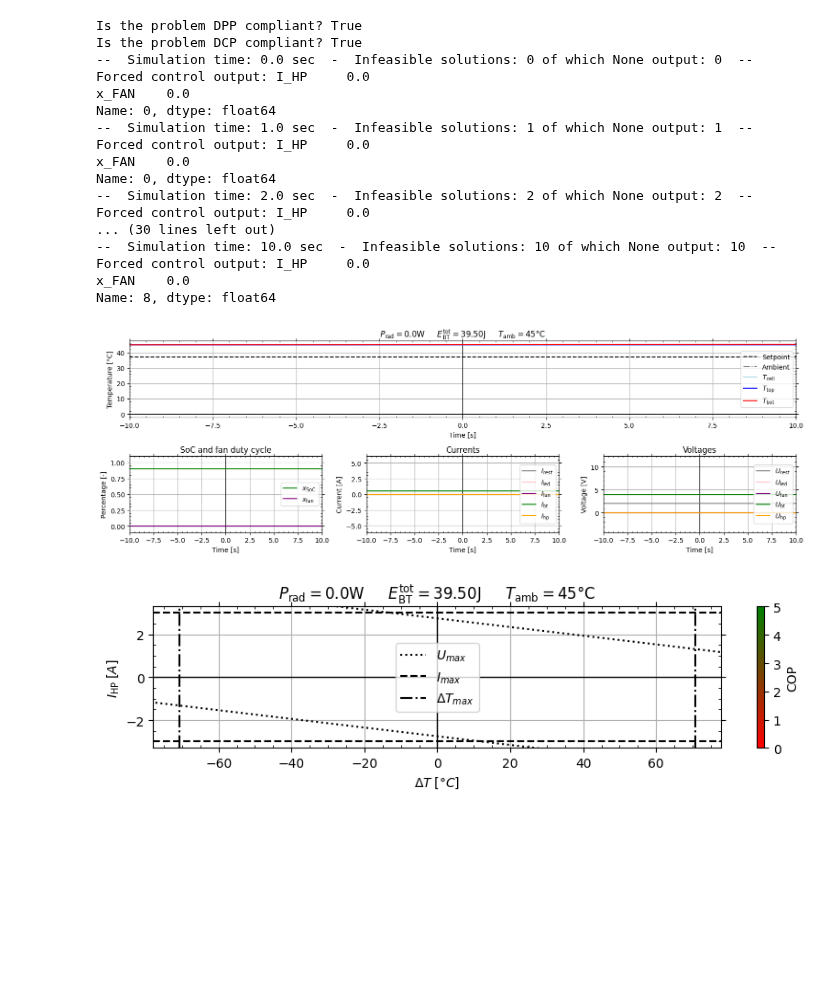
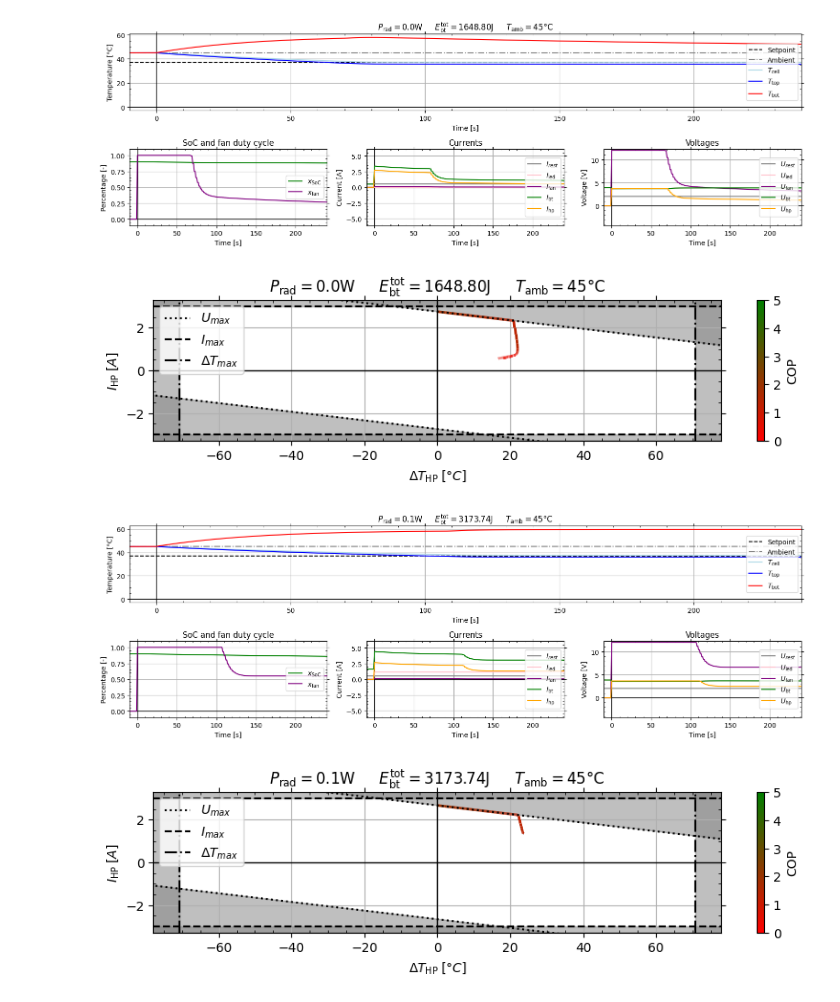
Before and after one commit to Jackmastro/Semester_Project, a Jupyter notebook: notebooks/main_simulation.ipynb, the cells around one changed output. Drawn from its saved outputs; the diff is of its cells as text; code cells hidden in the pictures; blank space fills up the shorter version.

```diff
--- a/notebooks/main_simulation.ipynb
+++ b/notebooks/main_simulation.ipynb
@@ -17,7 +17,7 @@ from system import Simulation
 ### Parameters
 # Simulation
 dt_sim = 1.0 # s
-time_span = 60.0 * 1/6 # s
+time_span = 60.0 * 4 # s
 
 assert time_span > 0, "Time span must be positive."
 assert time_span >= dt_sim, "Time span must be greater than or equal to the time step."
@@ -33,10 +33,10 @@ T_cell_ref = conv_temp(37.0, 'C', 'K') # K
 
 ### Loop
 ## First iterable variable
-num_traj_1 = 1
+num_traj_1 = 2
 P_rad_vec = np.empty((num_traj_1, 1))
 
-ratio_decrease = 5 # decrease power of the LED by ... times compared to the maximum
+ratio_decrease = 10 # decrease power of the LED by ... times compared to the maximum
 
 x_matrix_max = np.ones(dimensions) * (2**16 - 1) # max value for 16 bit resolution
 
@@ -91,7 +91,7 @@ for traj_2 in range(num_traj_2):
                       [0, q2, 0],
                       [0, 0, q3]])
         r1 = 10 / model.I_HP_max**2
-        r2 = 10000
+        r2 = 2
         R = np.array([[r1, 0 ],
                       [0,  r2]])
 
@@ -102,14 +102,23 @@ for traj_2 in range(num_traj_2):
         lqr_controller_disc    = LQRControllerDisc(T_top_ref=T_top_ref, T_cell_ref=T_cell_ref, A_d=Ad, B_d=Bd, Q=Q, R=R, dt=dt_d)
 
         # MPC
-        prediction_horizon = 10 # s
-        sampling_time = 1 # s
-        discretization_time = 2 # s
-        mpc_controller = MPCController(model=model, T_top_ref=T_top_ref, T_cell_ref=T_cell_ref,
-                                       A_d=Ad, B_d=Bd, h_d=hd, Q=Q, S=Q, R=R,
-                                       pred_time=prediction_horizon, sampling_time=sampling_time, discret_time=discretization_time,
-                                       print_output=True, verbose=False)
-        # print(mpc_controller.I_max, mpc_controller.I_min)
+        # q1 = 0
+        # q2 = 1 / 40
+        # q3 = 0
+        # Q = np.array([[q1, 0, 0],
+        #               [0, q2, 0],
+        #               [0, 0, q3]])
+        # r1 = 1 / 3
+        # r2 = 1
+        # R = np.array([[r1, 0 ],
+        #               [0,  r2]])
+        # prediction_horizon = 20 # s
+        # sampling_time = 2 # s
+        # discretization_time = 2 # s
+        # mpc_controller = MPCController(model=model, T_top_ref=T_top_ref, T_cell_ref=T_cell_ref,
+        #                                A_d=Ad, B_d=Bd, h_d=hd, Q=Q, S=Q, R=R,
+        #                                pred_time=prediction_horizon, sampling_time=sampling_time, discret_time=discretization_time,
+        #                                print_output=True, verbose=False)
 
         # Save matrices as csv
         # directory = 'C:\\Users\\giaco\\Git_Repositories\\Semester_Thesis_1\\notebooks\\state_space\\' TODO CHANGE TO GENERAL
@@ -119,57 +128,46 @@ for traj_2 in range(num_traj_2):
         # model.save_linearized_model(directory, type, Ts=dt_disc)
 
         # Simulation
-        sim = Simulation(model=model, controller=mpc_controller, dt_sim=dt_sim, time_span=time_span)
+        sim = Simulation(model=model, controller=lqr_controller_disc, dt_sim=dt_sim, time_span=time_span)
 
         # Run the simulation
         results = sim.run(with_initial_time=True, initial_time_span=10)
 
         results['id_sim']    = sim_num
         results['id_traj_1'] = traj_1
         results['id_traj_2'] = traj_2
         sim_results_list.append(results)
 
         # Titles for legend and figures
         title_T_amb = r"$T_\mathrm{amb} =$" + f"{round(conv_temp(T_amb, 'K', 'C'))}°C"
         title_P_rad = r"$P_\mathrm{rad} =$" + f"{P_rad:.1f}W"
 
         # P_LED = np.mean(results["U_BT"].to_numpy()) * I_LED * x_LED_tot # W
         # title_P_LED = r"$P_\mathrm{LED} =$" + f"{P_LED:.1f}W"
 
         E_BT_tot = np.trapezoid(results["U_BT"].to_numpy() * results["I_BT"].to_numpy(), results["time"].to_numpy()) # J
-        title_E_BT = r"$E_\mathrm{BT}^\mathrm{tot} =$" + f"{E_BT_tot:.2f}J"
+        title_E_BT = r"$E_\mathrm{bt}^\mathrm{tot} =$" + f"{E_BT_tot:.2f}J"
 
         fig_title = title_P_rad + "     " + title_E_BT + "     " + title_T_amb
         leg_title = title_P_rad + "," + title_T_amb
 
         leg_titles.append(leg_title)
 
+        # Save plot
+        filename = f"T_amb_{round(conv_temp(T_amb, 'K', 'C'))}" + "_" + f"P_rad_{P_rad:.1f}W"
+        filename = filename.replace(".", "_")
+
         # Plot sim results
-        sim.plot_time_results(fig_title)
-        sim.plot_current_temperature(fig_title)
+        sim.plot_time_results(fig_title, save_plot=False, filename=filename)
+        sim.plot_current_temperature(fig_title, save_plot=True, filename=filename)
 
         # Increase counter
         sim_num = sim_num + 1
 
 # All results
 all_results_df = pd.concat(sim_results_list).set_index(['id_sim', 'id_traj_1', 'id_traj_2', 'time'])
 # %% [output]
-Is the problem DPP compliant? True
-Is the problem DCP compliant? True
---  Simulation time: 0.0 sec  -  Infeasible solutions: 0 of which None output: 0  --
-Forced control output: I_HP     0.0
-x_FAN    0.0
-Name: 0, dtype: float64
---  Simulation time: 1.0 sec  -  Infeasible solutions: 1 of which None output: 1  --
-Forced control output: I_HP     0.0
-x_FAN    0.0
-Name: 0, dtype: float64
---  Simulation time: 2.0 sec  -  Infeasible solutions: 2 of which None output: 2  --
-Forced control output: I_HP     0.0
-... (30 lines left out)
---  Simulation time: 10.0 sec  -  Infeasible solutions: 10 of which None output: 10  --
-Forced control output: I_HP     0.0
-x_FAN    0.0
-Name: 8, dtype: float64
-[figure, old version]
+[figure, new version]
-[figure, old version]
+[figure, new version]
+[figure, added]
+[figure, added]
```
Also changed, not shown: parts of 3 cells of this notebook, 8 other files.
